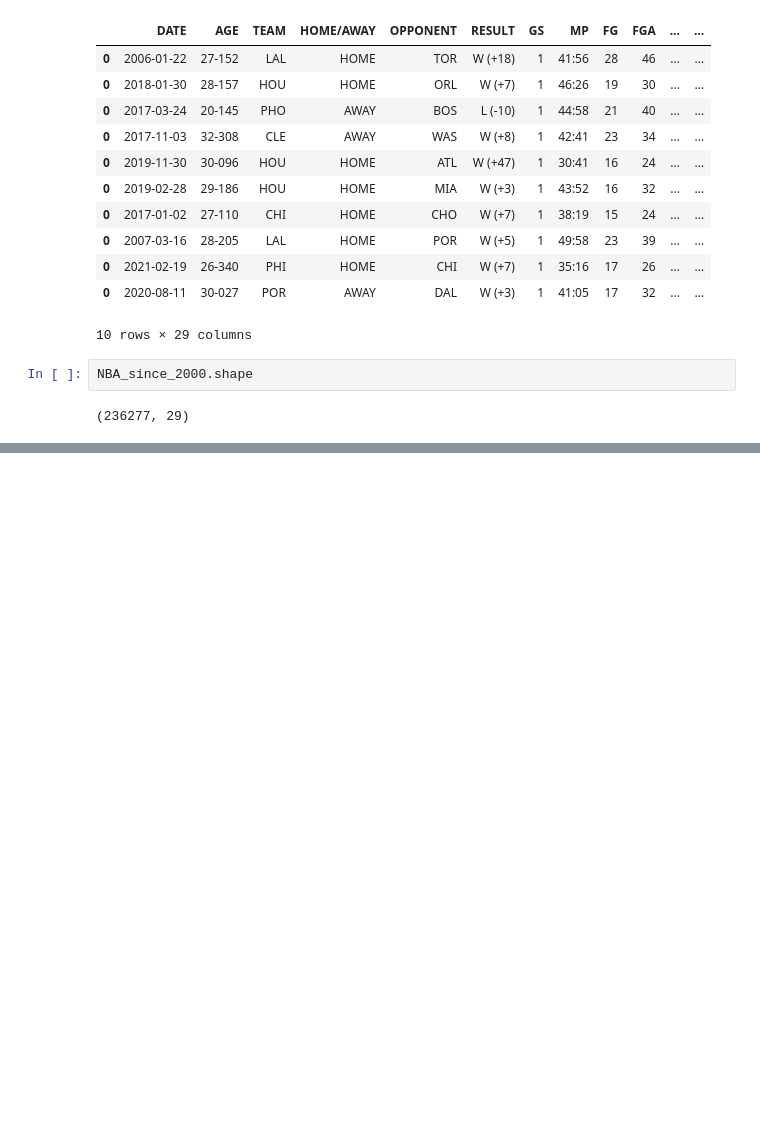
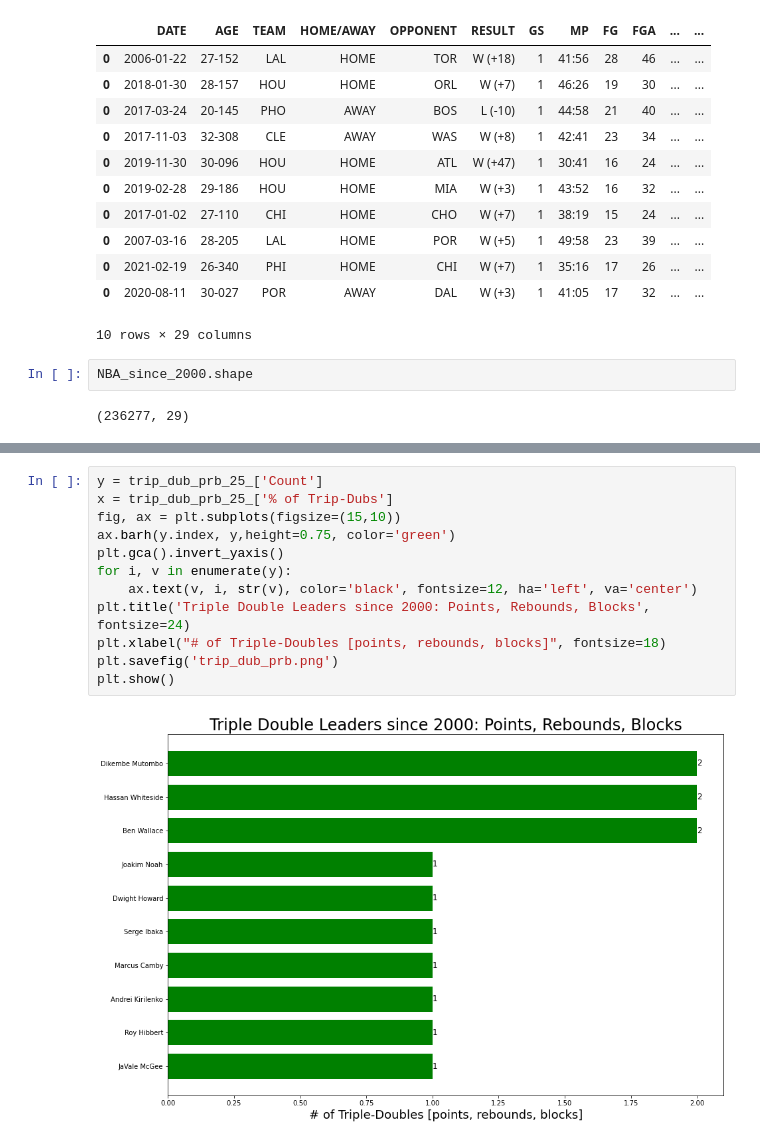
Before and after one commit to bme3412/Python, a Jupyter notebook: Projects/Basketball_reference/NBA_since_2000.ipynb, the cells around one changed output, grey strips where cells are left out. Cells and saved outputs as stored; diff of their text form; blank space fills up the shorter version.

```diff
--- a/Projects/Basketball_reference/NBA_since_2000.ipynb
+++ b/Projects/Basketball_reference/NBA_since_2000.ipynb
@@ -1357,0 +1401,14 @@ KeyError: 'index'
+# %%
+y = trip_dub_prb_25_['Count']
+x = trip_dub_prb_25_['% of Trip-Dubs']
+fig, ax = plt.subplots(figsize=(15,10))
+ax.barh(y.index, y,height=0.75, color='green')
+plt.gca().invert_yaxis()
+for i, v in enumerate(y):
+    ax.text(v, i, str(v), color='black', fontsize=12, ha='left', va='center')
+plt.title('Triple Double Leaders since 2000: Points, Rebounds, Blocks', fontsize=24)
+plt.xlabel("# of Triple-Doubles [points, rebounds, blocks]", fontsize=18)
+plt.savefig('trip_dub_prb.png')
+plt.show()
+# %% [output]
+[figure, added]
```
Also changed, not shown: parts of 47 cells of this notebook.
